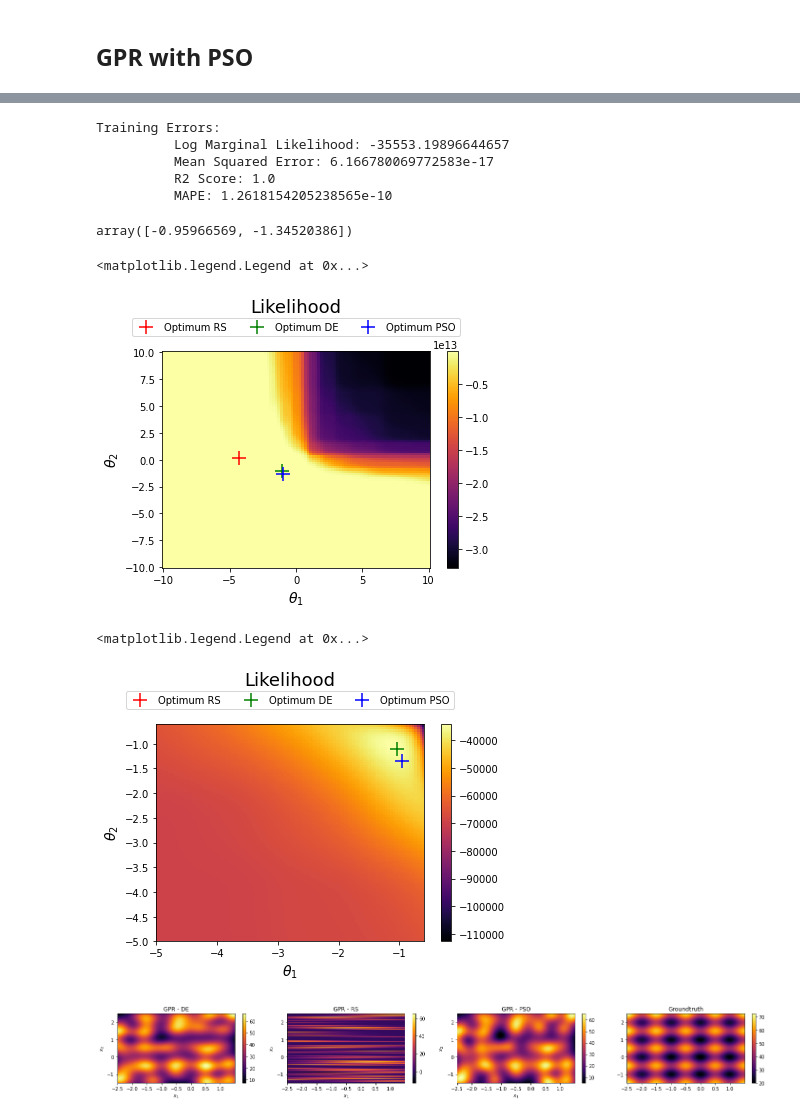
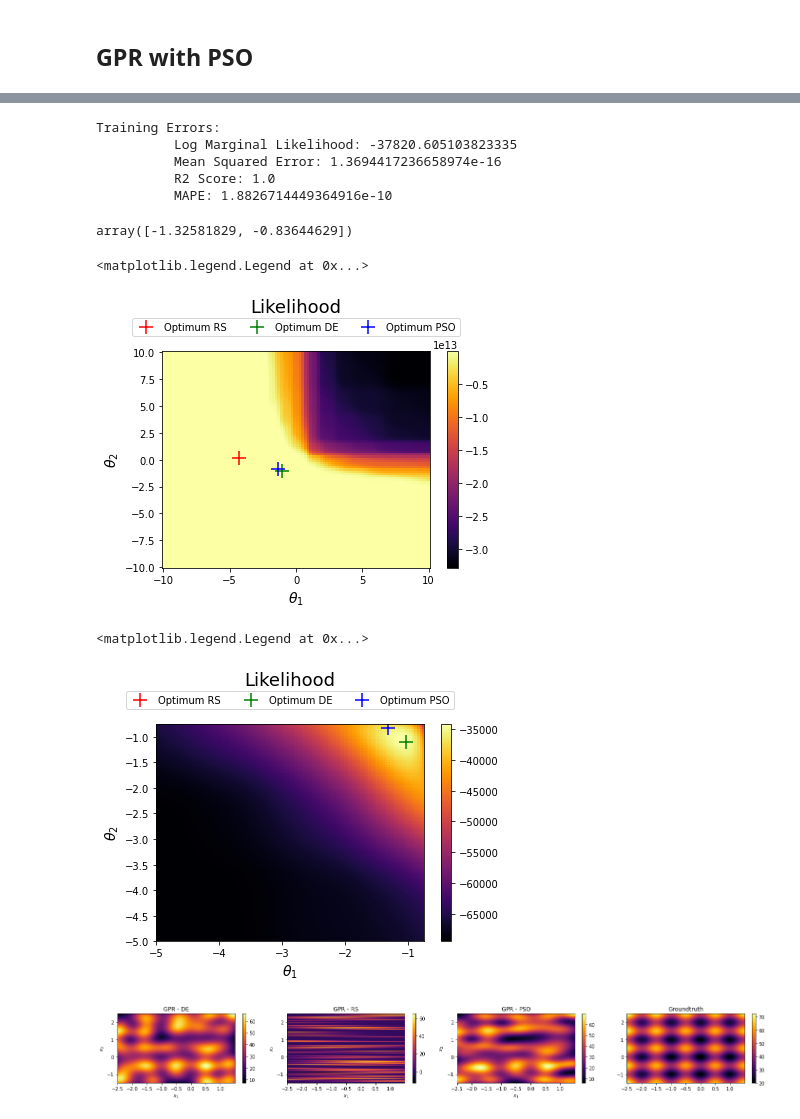
Before and after one commit to PascalKnoll/Investigation-of-Particle-Swarm-Optimization, a Jupyter notebook: clean_notebook.ipynb, the cells around one changed output, grey strips where cells are left out. Drawn from its saved outputs; the diff is of its cells as text; code cells hidden in the pictures.

```diff
--- a/clean_notebook.ipynb
+++ b/clean_notebook.ipynb
@@ -179,7 +125,10 @@ plt.legend(loc='upper center', bbox_to_anchor=(0.5, 1.125, 0, 0), ncol=2)
 # %% [markdown]
 ## GPR with PSO
 # %%
-pso = PSOOptim(n_iters=10, n_particles=10, c1=0.5, c2=0.3, w=0.9, visualize=True)
+seed = np.random.RandomState(42)
+part = 10
+dim = 2
+pso = PSOOptim(n_iters=10, n_particles=part, c1=0.5, c2=0.3, w=0.9, init_pos=(seed.rand(part, dim)*22)-11, visualize=True)
 gpr_pso = GaussianProcessRegressor(optimizer=pso.optimize, kernel=RBF(length_scale=(1,1)))
 gpr_pso.fit(X.T, y[...,None])
 y_pred = gpr_pso.predict(X.T)
@@ -195,14 +144,14 @@ print(f'''Training Errors:
 ''')
 # %% [output]
 Training Errors:
-          Log Marginal Likelihood: -35553.19896644657
-          Mean Squared Error: 6.166780069772583e-17
+          Log Marginal Likelihood: -37820.605103823335
+          Mean Squared Error: 1.3694417236658974e-16
           R2 Score: 1.0
-          MAPE: 1.2618154205238565e-10
+          MAPE: 1.8826714449364916e-10
 # %%
 gpr_pso.kernel_.theta
 # %% [output]
-array([-0.95966569, -1.34520386])
+array([-1.32581829, -0.83644629])
 # %%
 n = 100
 x_grid = np.linspace(-10, 10, n)
@@ -224,31 +173,31 @@ plt.title("Likelihood", y=1.15, fontsize=18)
 plt.legend(loc='upper center', bbox_to_anchor=(0.5, 1.175, 0, 0), ncol=3)
 # %% [output]
 <matplotlib.legend.Legend at 0x...>
-[figure, old version]
+[figure, new version]
 # %%
 n = 100
-x_grid = np.linspace(-5, -0.6, n)
-y_grid = np.linspace(-5, -0.6, n)
+x_grid = np.linspace(-5, -0.75, n)
+y_grid = np.linspace(-5, -0.75, n)
 X_grid = np.array(np.meshgrid(x_grid, y_grid))
 X_grid  = X_grid.swapaxes(0, 2)
 X_grid = X_grid.reshape((-1, 2))
 z = np.asarray([gpr_de.log_marginal_likelihood(X) for X in X_grid])
 z = z.reshape(n, n)
 
 plt.pcolormesh(x_grid, y_grid, z, cmap="inferno")
 plt.colorbar()
 plt.scatter(gpr_rs.kernel_.theta[0], gpr_rs.kernel_.theta[1], marker="+", color="red", s=200, label="Optimum RS")
 plt.scatter(gpr_de.kernel_.theta[0], gpr_de.kernel_.theta[1], marker="+", color="green", s=200, label="Optimum DE")
 plt.scatter(gpr_pso.kernel_.theta[0], gpr_pso.kernel_.theta[1], marker="+", color="blue", s=200, label="Optimum PSO")
 plt.xlabel(r"$\theta_1$", fontsize=14)
 plt.ylabel(r"$\theta_2$", fontsize=14)
-plt.xlim(-5, -0.6)
-plt.ylim(-5, -0.6)
+plt.xlim(-5, -0.75)
+plt.ylim(-5, -0.75)
 plt.title("Likelihood", y=1.15, fontsize=18)
 plt.legend(loc='upper center', bbox_to_anchor=(0.5, 1.175, 0, 0), ncol=3)
 # %% [output]
 <matplotlib.legend.Legend at 0x...>
-[figure, old version]
+[figure, new version]
 # %%
 plt.figure(figsize=(20,3))
 plt.subplot(141)
@@ -264,7 +213,7 @@ visualize_meshgrid(m, p, target_func, title='Groundtruth')
 plt.tight_layout()
 plt.show()
 # %% [output]
-[figure, old version]
+[figure, new version]
 # %%
 from utils_clean import get_likelihood_grids
 x_grid, y_grid, z_grid = get_likelihood_grids(gpr_pso)
```
Also changed, not shown: parts of 11 cells of this notebook, 4 other files.
